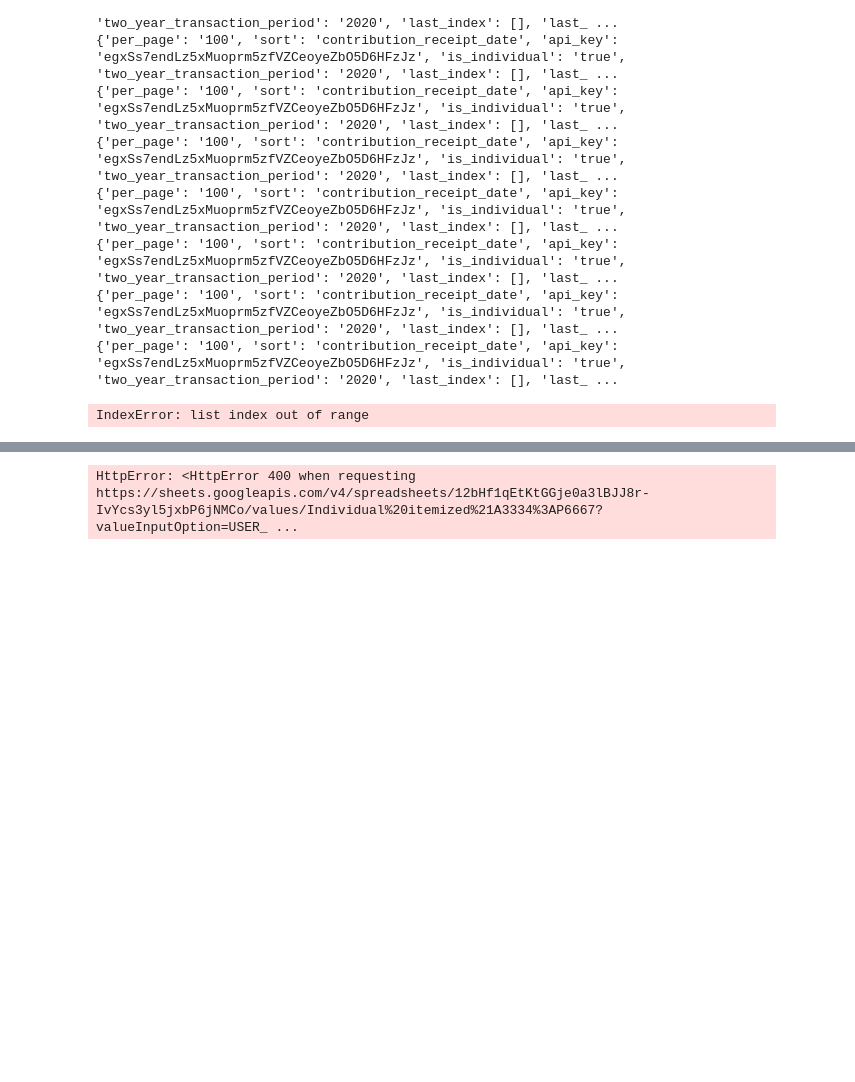
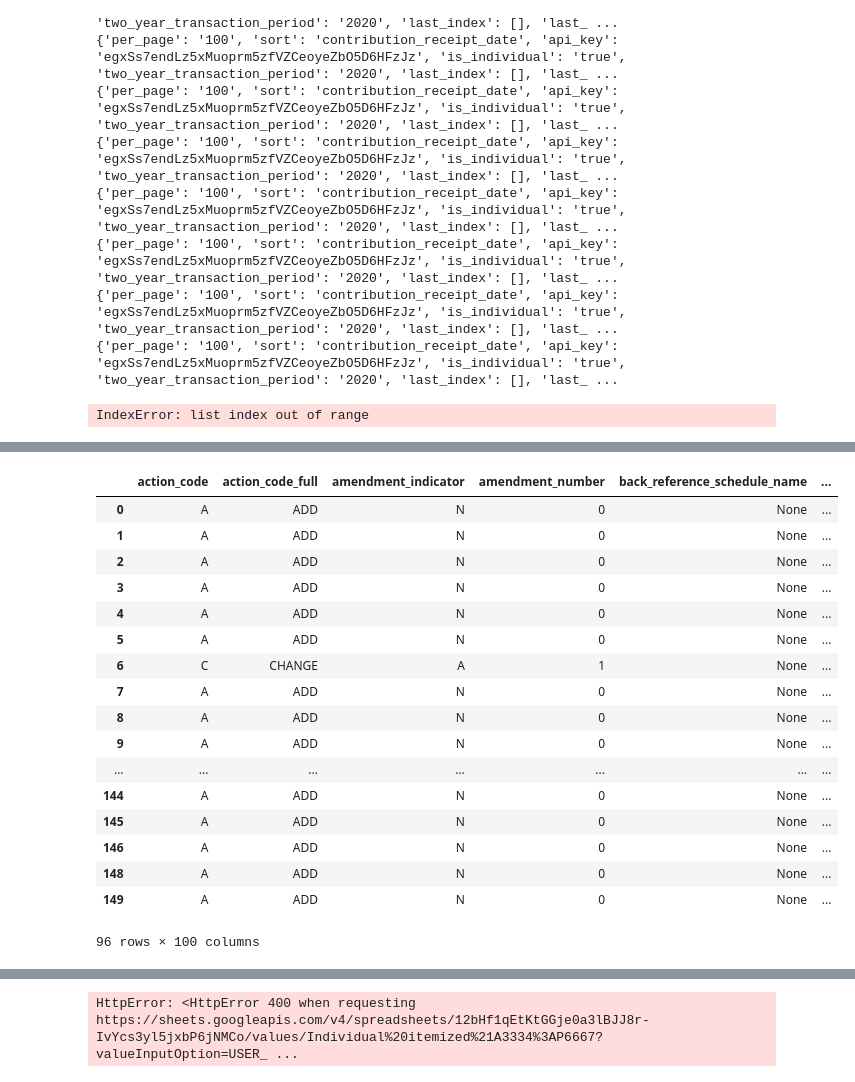
Before and after one commit to darrenfishell/data-projects, a Jupyter notebook: fec-data-2020/congressional/Maine Senate master data script.ipynb, the cells around one changed output, grey strips where cells are left out. Cells and saved outputs as stored; diff of their text form; code cells hidden in the pictures; blank space fills up the shorter version.

```diff
--- a/fec-data-2020/congressional/Maine Senate master data script.ipynb
+++ b/fec-data-2020/congressional/Maine Senate master data script.ipynb
@@ -221,0 +191,55 @@ qadf = qadf.merge(totaldf, left_on='committee.name',right_on='committee_name')
+# %%
+## SENATE CANDIDATE ID SEARCH ##
+cand_ids=json_normalize(data=r_cands['results'])['candidate_id'].tolist()
+
+### INDEPENDENT EXPENDITURE RETRIEVAL ###
+#Reset committee ID
+candid=0
+
+iedict = {
+    'per_page':'100'
+    ,'api_key':config.api_key
+    ,'two_year_transaction_period':cycle
+    ,'last_index':[]
+    ,'last_expenditure_date':[]
+    ,'candidate_id':cand_ids[candid]
+}
+edfs = []
+
+#Page through results for each committee id
+for x in range(0,len(cand_ids)-1):
+
+    #Get first itemized payload for a candidate
+    ier = requests.get('https://api.open.fec.gov/v1/schedules/schedule_e/',params=iedict).json()
+
+    #Print itemdict to validate
+    print(iedict)
+
+    #Last page variables
+    while ier['pagination']['last_indexes'] is not None:
+
+        #Store results of payload
+        edf = json_normalize(ier['results'])
+        edfs.append(edf)
+
+        #Assign last_index and date values, update itemdict
+        last_index=ier['pagination']['last_indexes']['last_index']
+        last_date=ier['pagination']['last_indexes']['last_expenditure_date']
+        #Update dictionary with new indices
+        iedict.update([('last_index',last_index)
+                        ,('last_expenditure_date',last_date)])
+
+        #Get next payload with updated dict
+        ier = requests.get('https://api.open.fec.gov/v1/schedules/schedule_e/',params=iedict).json()
+
+    candid+=1
+
+    #Update dictionary with next candidate in list and reset last indices
+    iedict.update([('candidate_id',cand_ids[candid])
+                    ,('last_index',[])
+                    ,('last_expenditure_date',[])])
+
+edf=pd.concat(edfs,sort=False,ignore_index=True)
+edf=edf.drop_duplicates(subset='transaction_id')
+edf
+# %% [output]
@@ -221,0 +255,18 @@ qadf = qadf.merge(totaldf, left_on='committee.name',right_on='committee_name')
+|  | action_code | action_code_full | amendment_indicator | amendment_number | back_reference_schedule_name | ... |
+| 0 | A | ADD | N | 0 | None | ... |
+| 1 | A | ADD | N | 0 | None | ... |
+| 2 | A | ADD | N | 0 | None | ... |
+| 3 | A | ADD | N | 0 | None | ... |
+| 4 | A | ADD | N | 0 | None | ... |
+| 5 | A | ADD | N | 0 | None | ... |
+| 6 | C | CHANGE | A | 1 | None | ... |
+| 7 | A | ADD | N | 0 | None | ... |
+| 8 | A | ADD | N | 0 | None | ... |
+| 9 | A | ADD | N | 0 | None | ... |
+| ... | ... | ... | ... | ... | ... | ... |
+| 144 | A | ADD | N | 0 | None | ... |
+| 145 | A | ADD | N | 0 | None | ... |
+| 146 | A | ADD | N | 0 | None | ... |
+| 148 | A | ADD | N | 0 | None | ... |
+| 149 | A | ADD | N | 0 | None | ... |
+96 rows × 100 columns
```
Also changed, not shown: parts of 14 cells of this notebook, 1 other file.
